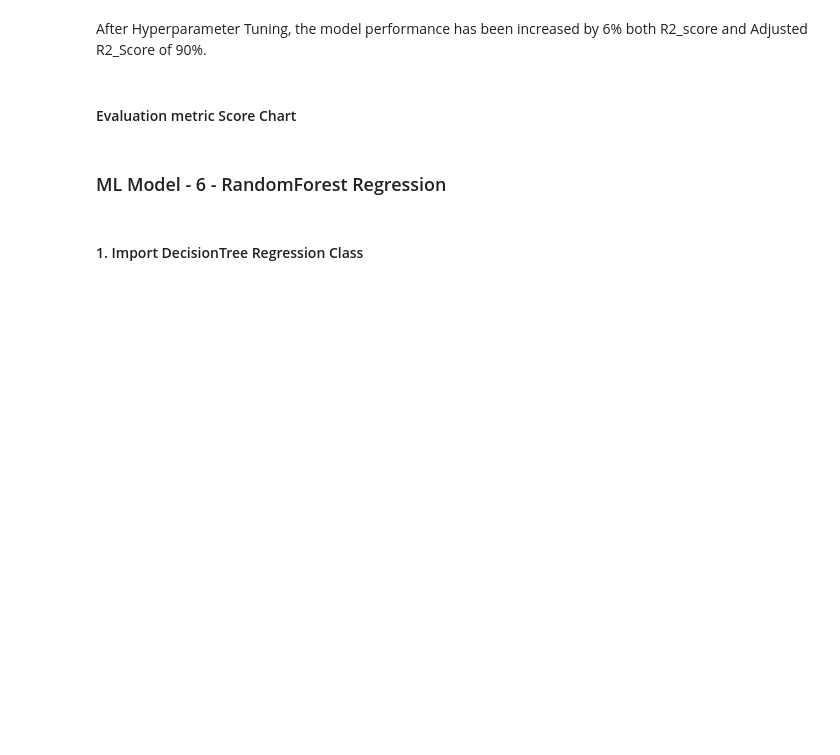
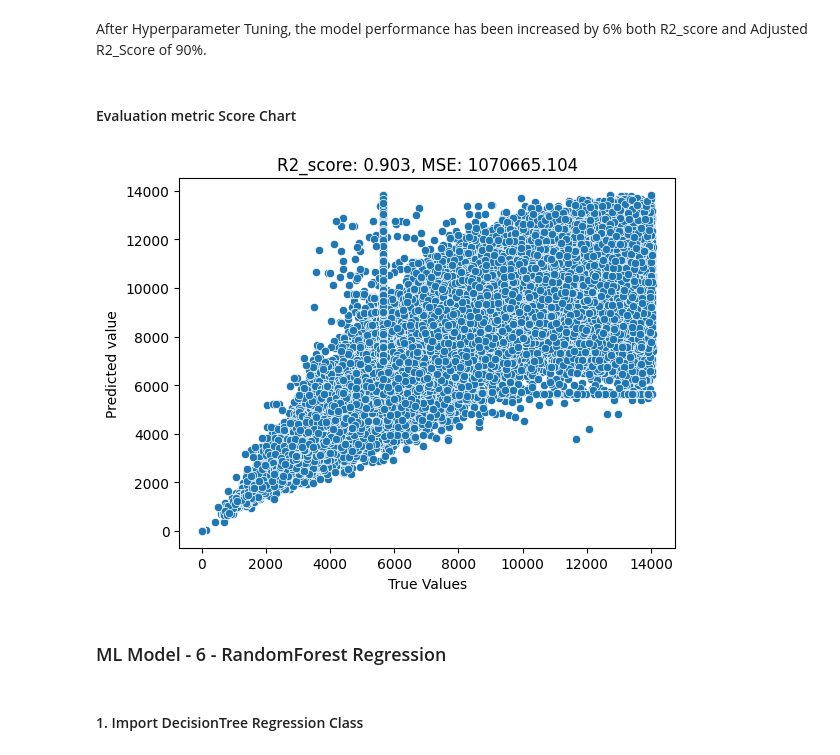
Before and after one commit to jay-D-Deshmukh/Retail_Sales_Prediction_ML_Regression, a Jupyter notebook: Retail_Sales_Prediction_ML_Regression.ipynb, the cells around one changed output. Saved outputs shown, nothing was run; the diff lists cells and outputs as text; code cells hidden in the pictures; blank space fills up the shorter version.

```diff
--- a/Retail_Sales_Prediction_ML_Regression.ipynb
+++ b/Retail_Sales_Prediction_ML_Regression.ipynb
@@ -1621,7 +1630,7 @@ The Lasso Regression Model is giving the R2_Score and adjusted_r2 of 81% before
 # %%
 # Defining hyperparameter values for lambda(alpha) for ridge regression:
 
-parameters = {'alpha':[0.01, 0.1, 1]}
+parameters = {'alpha':[1e-15,1e-10,1e-8,1e-3,1e-2,1,5,10,20,30,35,40,45,50,55,100]}
 
 # Performing Hyperparameter Tuning with GridSearchCV:
 
@@ -1774,3 +1793,6 @@ plt.show()
 [figure]
 # %% [markdown]
 ### ML Model - 5 - DecisionTree Regression
+# %%
+regr_1 = DecisionTreeRegressor()
+regr_1.fit(X_train,y_train)
@@ -1782,3 +1812,17 @@ plt.show()
 Before Hyperparameter Tuning, DecisionTree Regression model is giving good accuracy with r2 and adjusted r2 score of 84%.
 # %% [markdown]
 #### 2. Cross- Validation & Hyperparameter Tuning
+# %%
+para_classi={'max_depth': [None, 5, 10, 20], 'min_samples_split': [2, 5, 10],'min_samples_leaf': [1, 2, 4],'max_features': [None, 'sqrt', 'log2'] }
+
+dtgrid = GridSearchCV(regr_1, para_classi, scoring="neg_mean_squared_error", cv = 5)
+
+# Fit the Algorithm
+
+dtgrid.fit(X_train, y_train)
+
+# Predict on the model
+
+dtgrid_y_pred = dtgrid.predict(X_test)
+
+print(dtgrid.best_params_)
@@ -1797,3 +1849,13 @@ After Hyperparameter Tuning, the model performance has been increased by 6% both
+# %%
+# Visualizing evaluation Metric Score chart
+
+sns.scatterplot(x=y_test,y=dtgrid_y_pred)
+plt.title(f'R2_score: {(r2_score(y_test, dtgrid_y_pred)):.3f}, MSE: {(mean_squared_error(y_test,dtgrid_y_pred)):.3f}')
+plt.xlabel("True Values")
+plt.ylabel("Predicted value")
+plt.show()
+# %% [output]
+[figure, added]
 # %% [markdown]
 ### ML Model - 6 - RandomForest Regression
 # %% [markdown]
```
Also changed, not shown: parts of 17 cells of this notebook.
